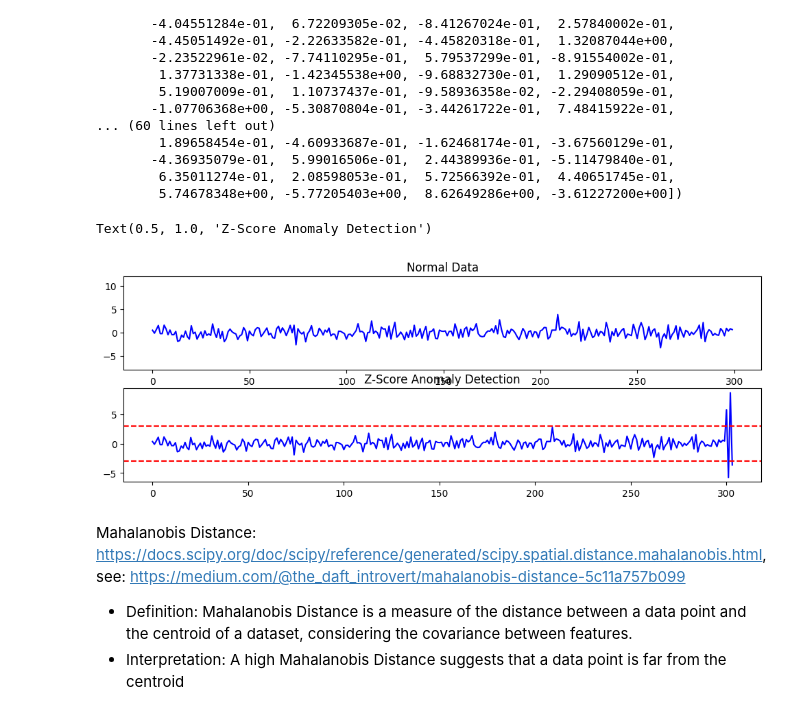
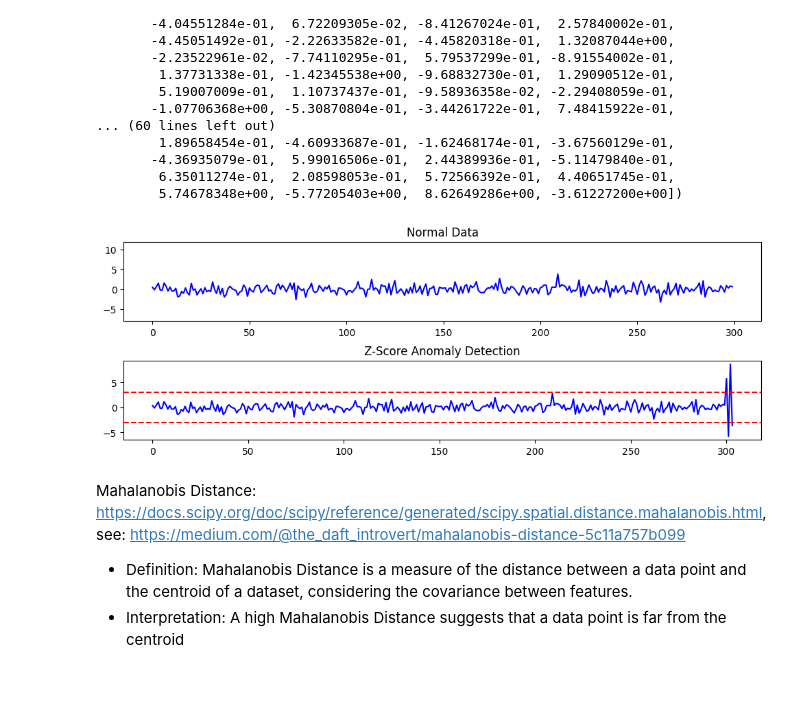
Before and after one commit to SiracencoSerghei/DataScienceHW, a Jupyter notebook: example_kaggle/les_6/Module_6_02_Anomaly_Detection.ipynb, the cells around one changed output. Saved outputs shown, nothing was run; the diff lists cells and outputs as text; code cells hidden in the pictures; blank space fills up the shorter version.

```diff
--- a/example_kaggle/les_6/Module_6_02_Anomaly_Detection.ipynb
+++ b/example_kaggle/les_6/Module_6_02_Anomaly_Detection.ipynb
@@ -203,23 +205,24 @@ array([ 3.44962826e-01, -1.12175526e-01,  4.53653414e-01,  1.08383556e+00,
 # %%
 # Plot the results
 plt.figure(figsize=(12, 6))
 
 # Plot normal data
 plt.subplot(3, 1, 1)
 plt.plot(data[:-len(anomalies)], color='b', label='Normal Data')
 plt.title('Normal Data')
 plt.ylim(anomalies.min(), anomalies.max())
 
 
 # Plot Z-Scores
 plt.subplot(3, 1, 2)
 plt.plot(z_scores, color='b', label='Z-Scores')
 plt.axhline(y=threshold, color='r', linestyle='--', label='Z-Score Threshold')
 plt.axhline(y=-threshold, color='r', linestyle='--')
 plt.title('Z-Score Anomaly Detection')
+plt.subplots_adjust(hspace=0.5)
+plt.show()
 # %% [output]
-Text(0.5, 1.0, 'Z-Score Anomaly Detection')
-[figure, old version]
+[figure, new version]
 # %% [markdown]
 Mahalanobis Distance: https://docs.scipy.org/doc/scipy/reference/generated/scipy.spatial.distance.mahalanobis.html, see: https://medium.com/@the_daft_introvert/mahalanobis-distance-5c11a757b099
 - Definition: Mahalanobis Distance is a measure of the distance between a data point and the centroid of a dataset, considering the covariance between features.
```
Also changed, not shown: parts of 8 cells of this notebook.
